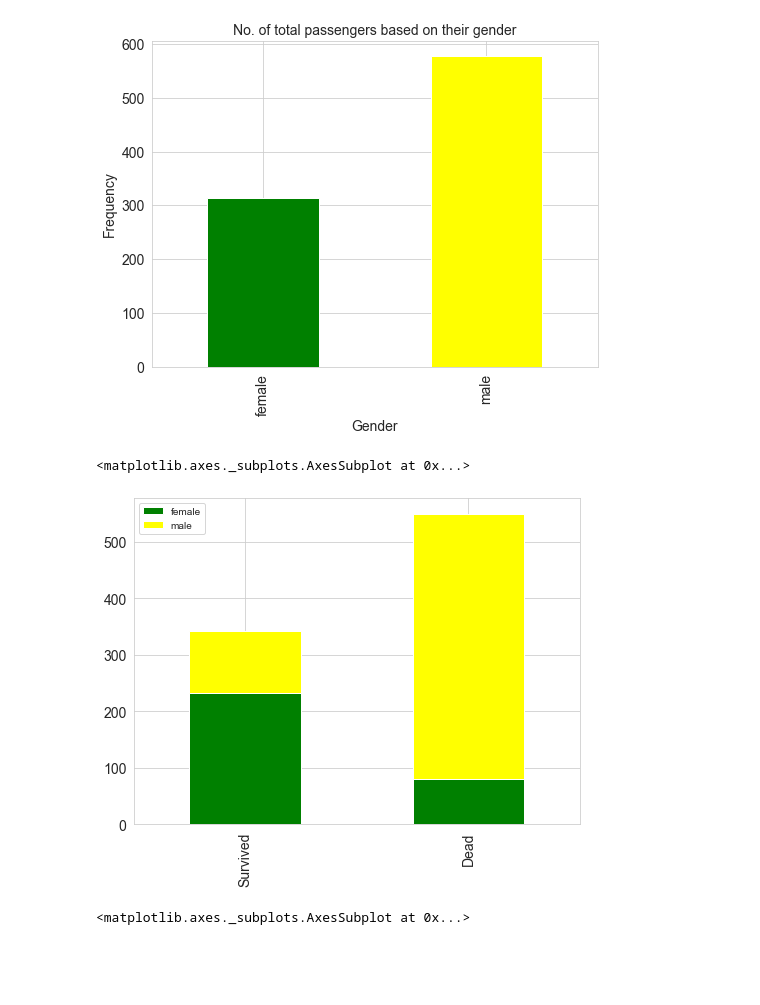
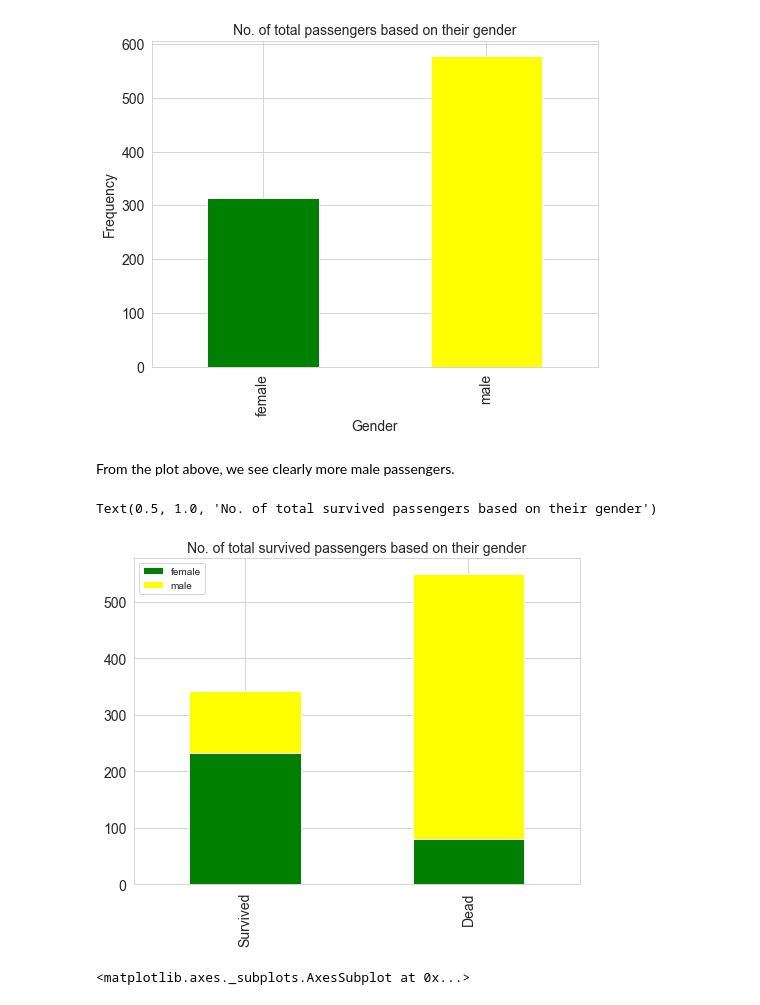
Before and after one commit to Hoda-MA/Titanic-Survival-Classification, a Jupyter notebook: Titanic Survivals.ipynb, the cells around one changed output. Drawn from its saved outputs; the diff is of its cells as text; code cells hidden in the pictures; blank space fills up the shorter version.

```diff
--- a/Titanic Survivals.ipynb
+++ b/Titanic Survivals.ipynb
@@ -160,14 +164,17 @@ plt.ylabel("Frequency")
 plt.show()
 # %% [output]
 [figure]
+# %% [markdown]
+From the plot above, we see clearly more male passengers.
 # %%
 #Survival vs. Dead passengers
 survived = Titan[Titan['survived']==1]['sex'].value_counts()
 dead = Titan[Titan['survived']==0]['sex'].value_counts()
 df = pd.DataFrame([survived,dead])
 df.index = ['Survived','Dead']
 df.plot(kind='bar',stacked=True,color=['Green', 'Yellow'])
+plt.title("No. of total survived passengers based on their gender")
 # %% [output]
-<matplotlib.axes._subplots.AxesSubplot at 0x...>
+Text(0.5, 1.0, 'No. of total survived passengers based on their gender')
-[figure, old version]
+[figure, new version]
 # %%
```
Also changed, not shown: parts of 13 cells of this notebook.
